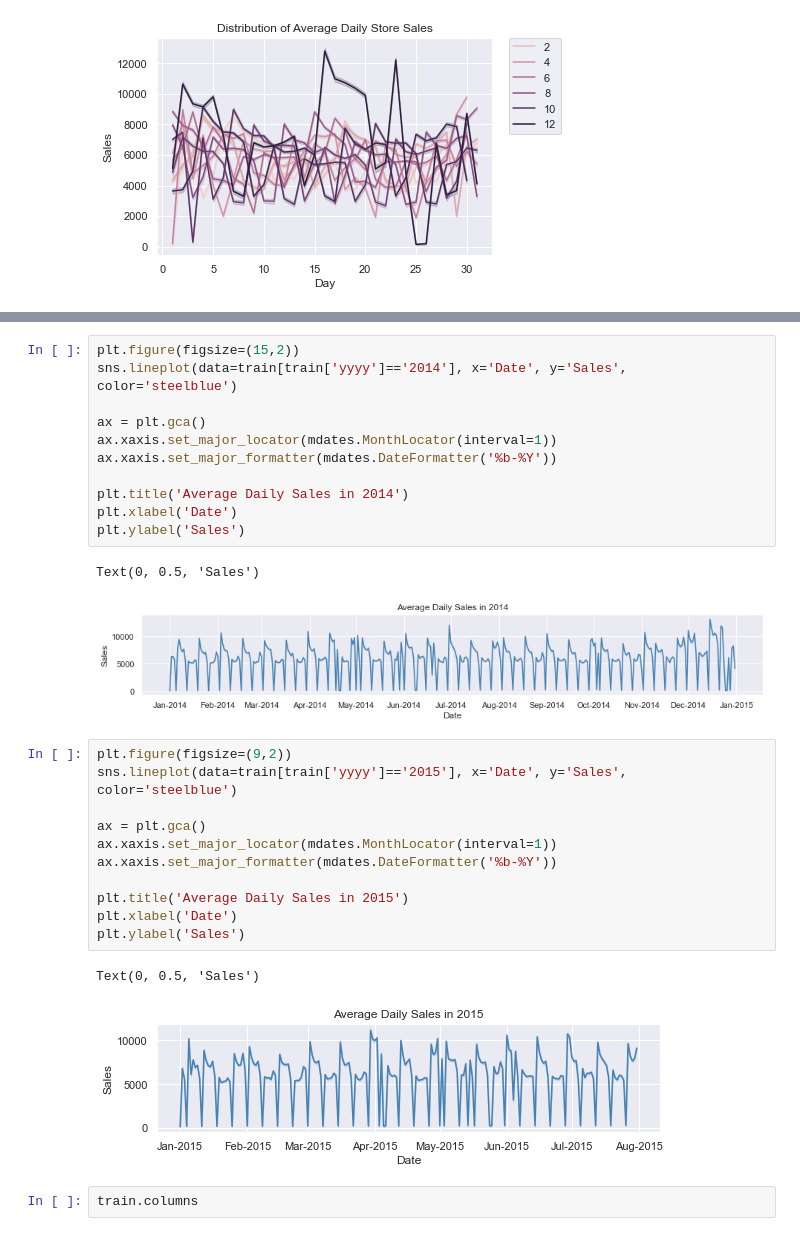
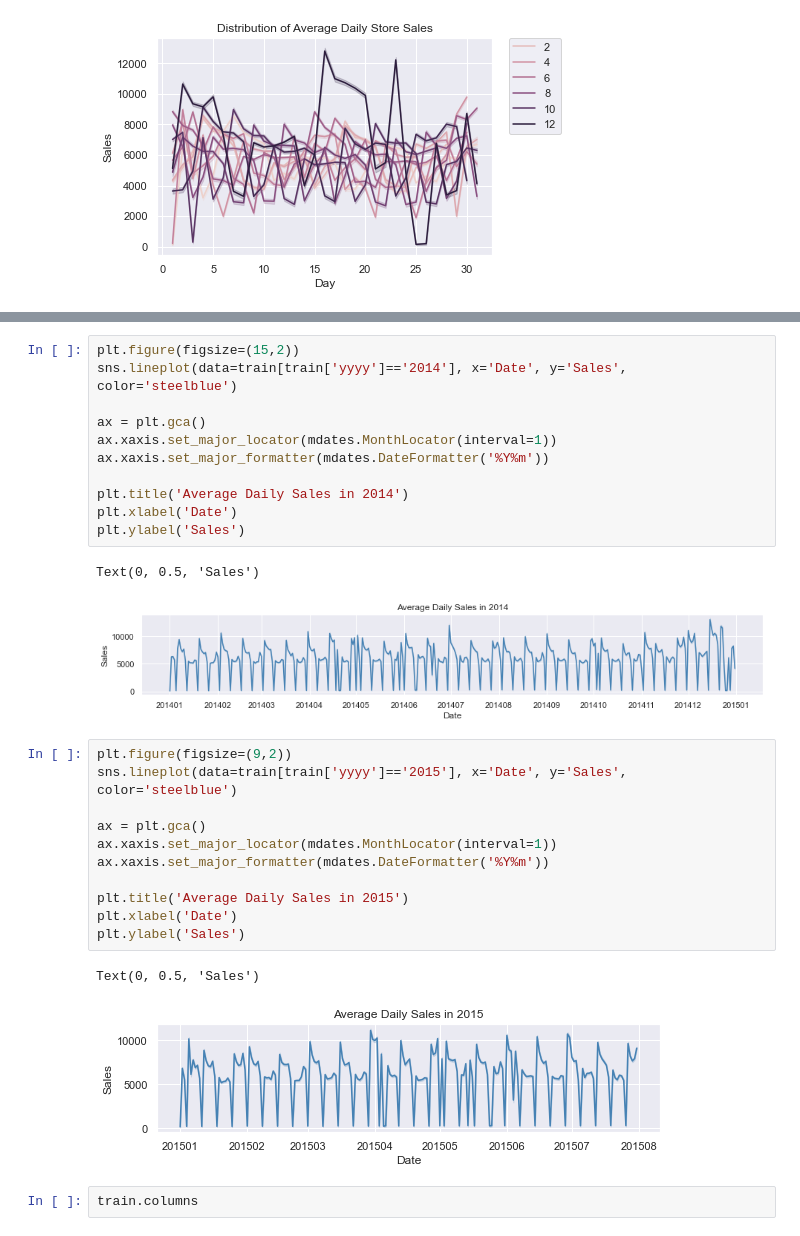
Before and after one commit to CYCCCCC/store_sales_prediction, a Jupyter notebook: store_sales.ipynb, the cells around one changed output, grey strips where cells are left out. Saved outputs shown, nothing was run; the diff lists cells and outputs as text.

```diff
--- a/store_sales.ipynb
+++ b/store_sales.ipynb
@@ -1096,28 +1096,28 @@ sns.lineplot(data=train[train['yyyy']=='2014'], x='Date', y='Sales', color='stee
 
 ax = plt.gca()
 ax.xaxis.set_major_locator(mdates.MonthLocator(interval=1))
-ax.xaxis.set_major_formatter(mdates.DateFormatter('%b-%Y'))
+ax.xaxis.set_major_formatter(mdates.DateFormatter('%Y%m'))
 
 plt.title('Average Daily Sales in 2014')
 plt.xlabel('Date')
 plt.ylabel('Sales')
 # %% [output]
 Text(0, 0.5, 'Sales')
-[figure, old version]
+[figure, new version]
 # %%
 plt.figure(figsize=(9,2))
 sns.lineplot(data=train[train['yyyy']=='2015'], x='Date', y='Sales', color='steelblue')
 
 ax = plt.gca()
 ax.xaxis.set_major_locator(mdates.MonthLocator(interval=1))
-ax.xaxis.set_major_formatter(mdates.DateFormatter('%b-%Y'))
+ax.xaxis.set_major_formatter(mdates.DateFormatter('%Y%m'))
 
 plt.title('Average Daily Sales in 2015')
 plt.xlabel('Date')
 plt.ylabel('Sales')
 # %% [output]
 Text(0, 0.5, 'Sales')
-[figure, old version]
+[figure, new version]
 # %%
 train.columns
 # %% [output]
```
Also changed, not shown: parts of 23 cells of this notebook.
